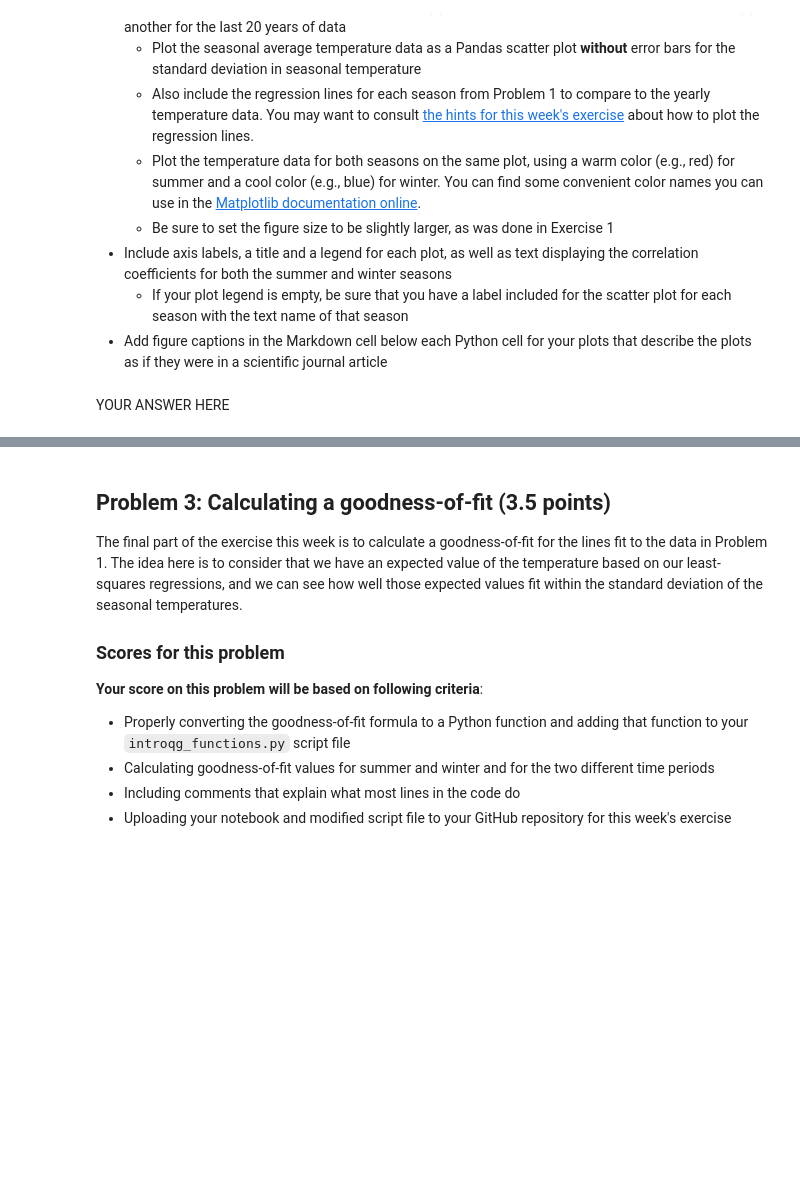
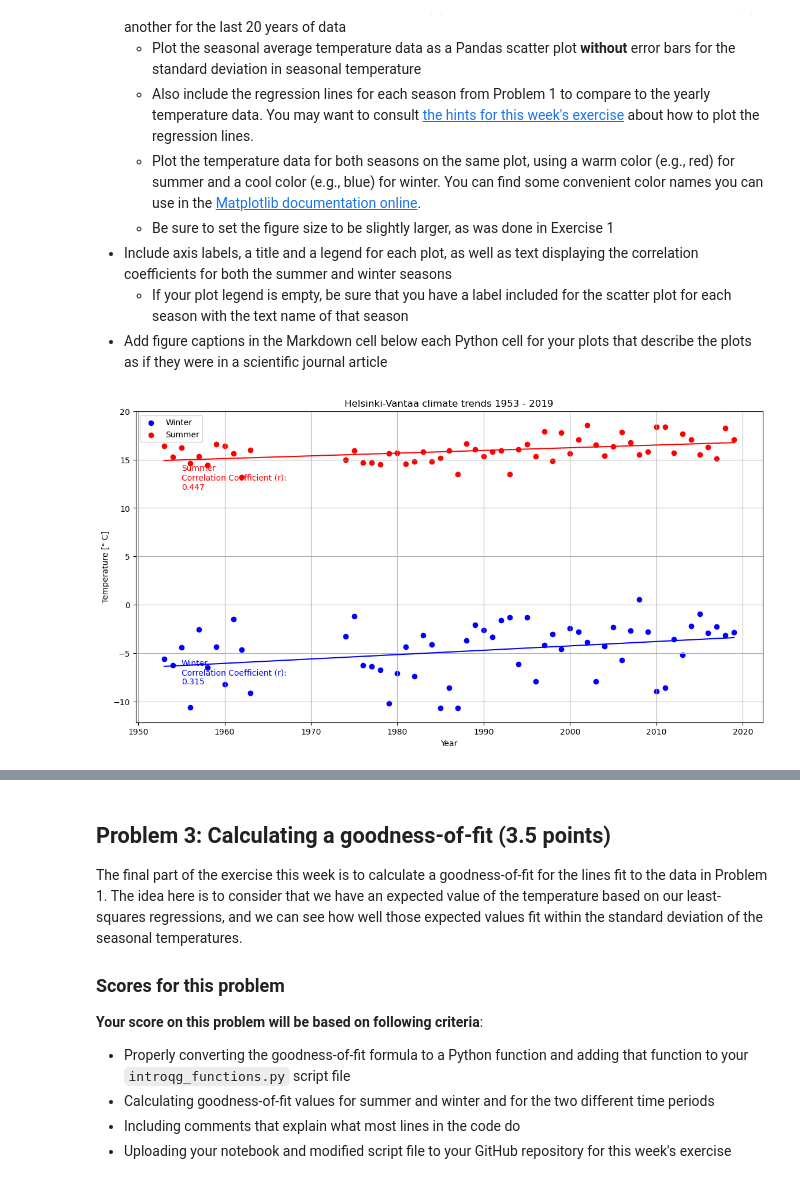
Before and after one commit to joaoambiente/IntroQG-2023, a Jupyter notebook: Exercise-2/Exercise-2-problems-1-3.ipynb, the cells around one changed output, grey strips where cells are left out. Saved outputs shown, nothing was run; the diff lists cells and outputs as text; code cells hidden in the pictures; blank space fills up the shorter version.

```diff
--- a/Exercise-2/Exercise-2-problems-1-3.ipynb
+++ b/Exercise-2/Exercise-2-problems-1-3.ipynb
@@ -430,9 +444,11 @@ Now we can generate a pair of plots showing the data along with the calculated $
 # %%
 # Plot for all years goes here
 
 ax3 = None
 
 # YOUR CODE HERE
-raise NotImplementedError()
+fig3, ax3 = plt.subplots(figsize=(14, 7))
+r_values = {"Winter": r_winter, "Summer": r_summer}
+plot_data(fig3, ax3, years, winter_means, winter_std, summer_means, summer_std, data, slopes, r_values, False)
+# %% [output]
+[figure, added]
-# %% [markdown]
-YOUR ANSWER HERE
```
Also changed, not shown: parts of 9 cells of this notebook, 1 other file.
